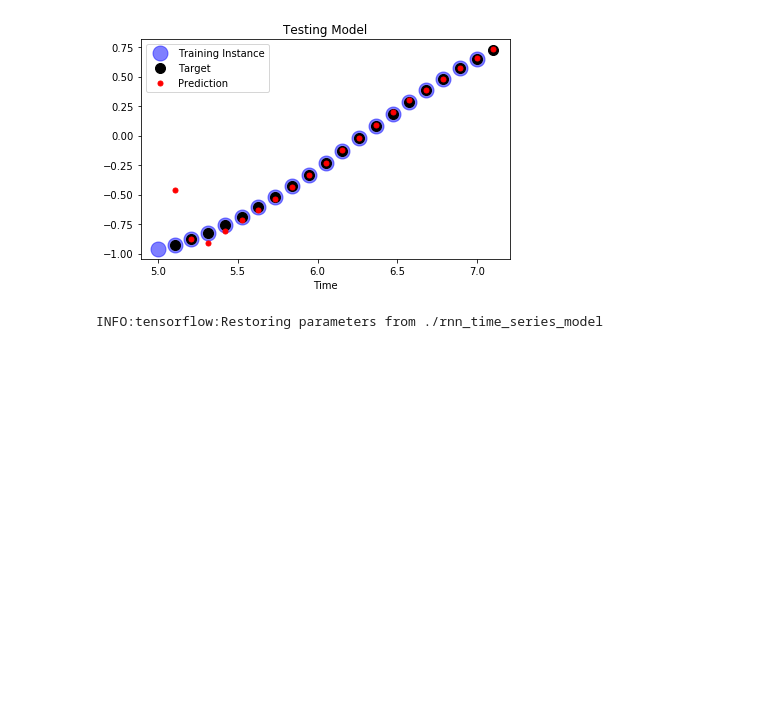
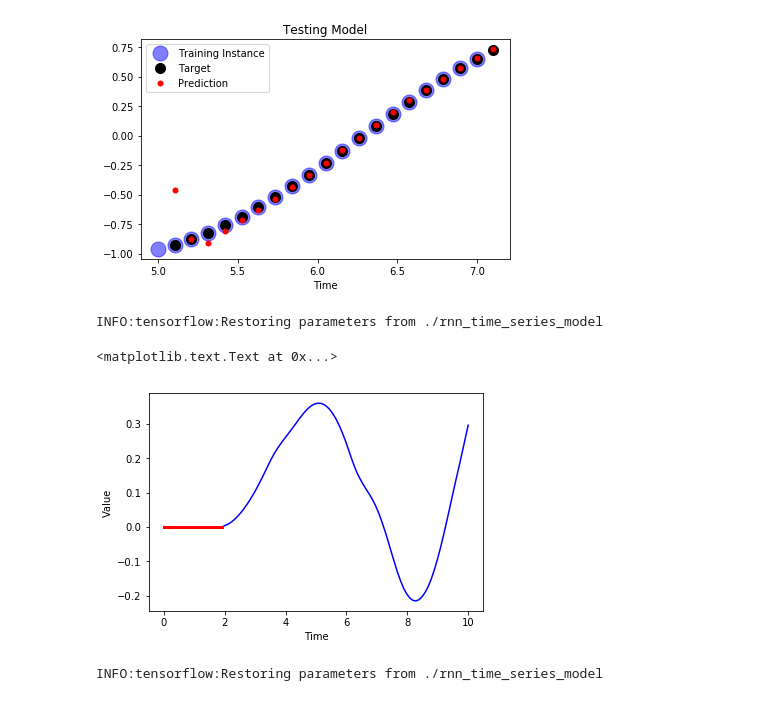
Before and after one commit to sauravjoshi/Deep-Learning-with-Tensorflow, a Jupyter notebook: Recurrent Neural Networks/RNN with TF-API.ipynb, the cells around one changed output. Saved outputs shown, nothing was run; the diff lists cells and outputs as text; code cells hidden in the pictures; blank space fills up the shorter version.

Commit message:
Added Time Series forecasting
Time Series forecasting with RNN added.

```diff
--- a/Recurrent Neural Networks/RNN with TF-API.ipynb
+++ b/Recurrent Neural Networks/RNN with TF-API.ipynb
@@ -21,21 +21,21 @@ class TimeSeriesData():
     def next_batch(self, batch_size, steps, return_batch_ts=False):
         # Create random entry point for the batch
         rand_start = np.random.rand(batch_size, 1)
-        #print('The random selected start is', rand_start)
+        # print('The random selected start is', rand_start)
         # Convert the random generated values on to time-series
         ts_start = rand_start * (self.xmax - self.xmin - (steps*self.resolution))
-        #print('The time series start is ', ts_start)
+        # print('The time series start is ', ts_start)
         # Convert the timeseries on the taxis
         batch_ts = ts_start + np.arange(0.0, steps+1) * self.resolution
-        #print('The created time series is ', batch_ts)
+        # print('The created time series is ', batch_ts)
         # Create Y data for time series in batches
         y_batch = np.sin(batch_ts)
-        #print('The y_batch is', y_batch)
+        # print('The y_batch is', y_batch)
         # Format for RNN
         if return_batch_ts:
             return y_batch[:, :-1].reshape(-1, steps, 1), y_batch[:, 1:].reshape(-1, steps, 1), batch_ts
         else:
-            return y_batch[:, :-1].reshape(-1, steps, 1), y_batch[:, 1:].reshape(-1, steps, 1)
+            return y_batch[:, :-1].reshape(-1, steps, 1), y_batch[:, 1:].reshape(-1, steps, 1), y_batch
 # %%
 obj = TimeSeriesData(100, 0, 10)
 # %%
@@ -160,6 +160,26 @@ plt.legend()
 plt.tight_layout()
 # %% [output]
 [figure]
+# %%
+with tf.Session() as sess:
+    saver.restore(sess, "./rnn_time_series_model")
+
+    # SEED WITH ZEROS
+    zero_seq_seed = [0. for i in range(num_time_steps)]
+    for iteration in range(len(obj.x_data) - num_time_steps):
+        X_batch = np.array(zero_seq_seed[-num_time_steps:]).reshape(1, num_time_steps, 1)
+        y_pred = sess.run(outputs, feed_dict={X: X_batch})
+        zero_seq_seed.append(y_pred[0, -1, 0])
+# %% [output]
+INFO:tensorflow:Restoring parameters from ./rnn_time_series_model
+# %%
+ plt.plot(obj.x_data, zero_seq_seed, "b-")
+plt.plot(obj.x_data[:num_time_steps], zero_seq_seed[:num_time_steps], "r", linewidth=3)
+plt.xlabel("Time")
+plt.ylabel("Value")
+# %% [output]
+<matplotlib.text.Text at 0x...>
+[figure, added]
 # %%
 with tf.Session() as sess:
     saver.restore(sess, "./rnn_time_series_model")
```
Also changed, not shown: 1 other file.
